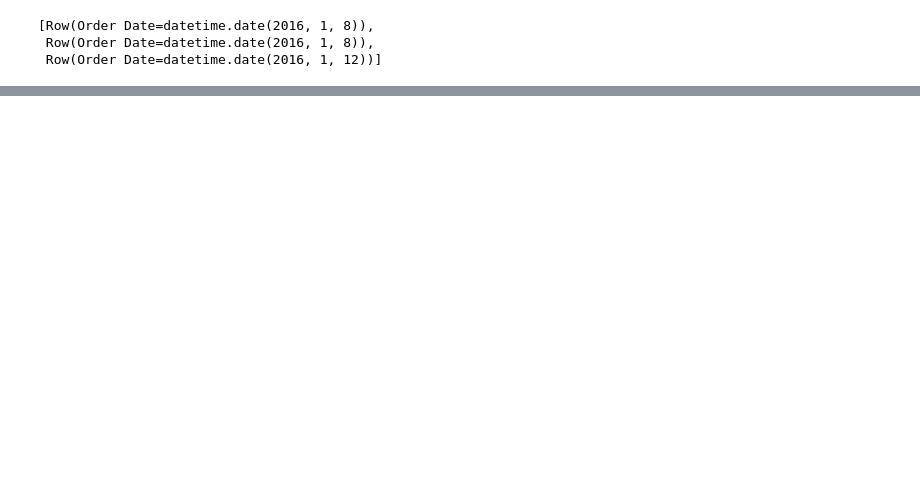
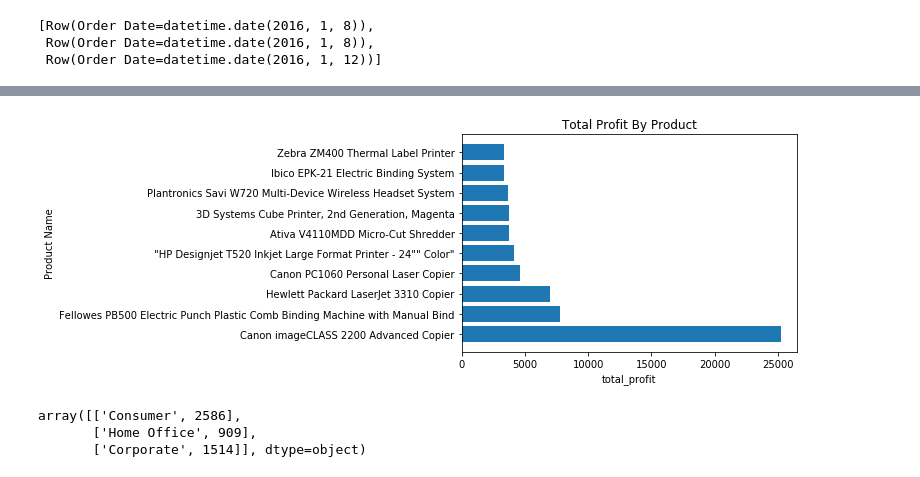
Before and after one commit to caisings/learn-pyspark, a Jupyter notebook: superstore analysis.ipynb, the cells around one changed output, grey strips where cells are left out. Cells and saved outputs as stored; diff of their text form; code cells hidden in the pictures; blank space fills up the shorter version.

```diff
--- a/superstore analysis.ipynb
+++ b/superstore analysis.ipynb
@@ -153,0 +192,6 @@ new_df.groupBy("Period").agg({"Sales":"sum"}).alias("sum_sales").orderBy("sum_sa
+# %%
+profit_by_product_df = superstore_df \
+    .groupBy("Product Name") \
+    .agg({"Profit":"sum"}) \
+    .withColumnRenamed("SUM(Profit)", "total_profit") \
+    .sort(desc("total_Profit"))
@@ -153,0 +257,14 @@ new_df.groupBy("Period").agg({"Sales":"sum"}).alias("sum_sales").orderBy("sum_sa
+# %%
+plt.barh(profit_by_product['Product Name'][:10], profit_by_product['total_profit'][:10])
+plt.title("Total Profit By Product")
+plt.ylabel('Product Name')
+plt.xlabel('total_profit')
+plt.show()
+# %% [output]
+[figure, added]
+# %%
+total_segment.values
+# %% [output]
+array([['Consumer', 2586],
+       ['Home Office', 909],
+       ['Corporate', 1514]], dtype=object)
```
Also changed, not shown: parts of 23 cells of this notebook.
